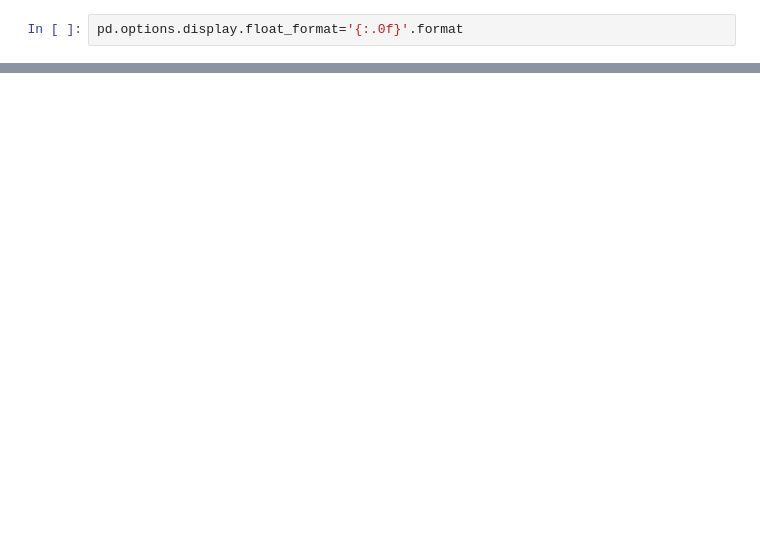
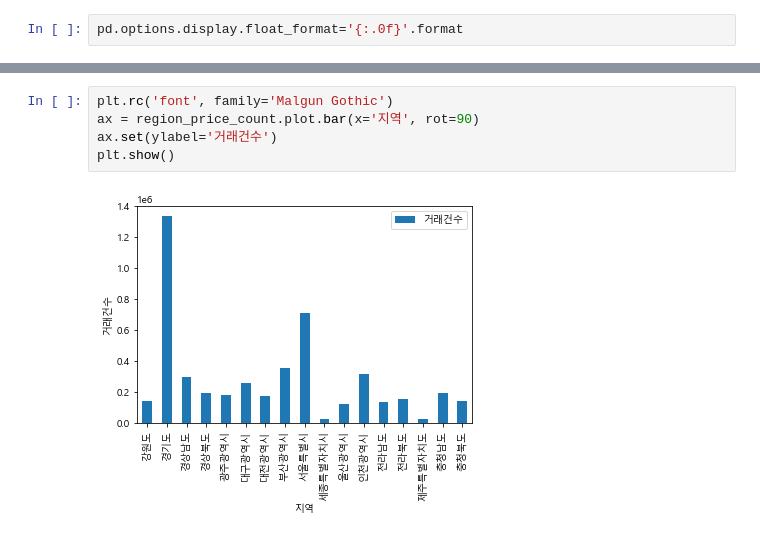
Before and after one commit to TTGGPP/hello_world, a Jupyter notebook: team_project/private_vv12390/work2.ipynb, the cells around one changed output, grey strips where cells are left out. Cells and saved outputs as stored; diff of their text form; blank space fills up the shorter version.

```diff
--- a/team_project/private_vv12390/work2.ipynb
+++ b/team_project/private_vv12390/work2.ipynb
@@ -166,0 +241,7 @@ region_price_count
+# %%
+plt.rc('font', family='Malgun Gothic')
+ax = region_price_count.plot.bar(x='지역', rot=90)
+ax.set(ylabel='거래건수')
+plt.show()
+# %% [output]
+[figure, added]
```
Also changed, not shown: parts of 22 cells of this notebook.
